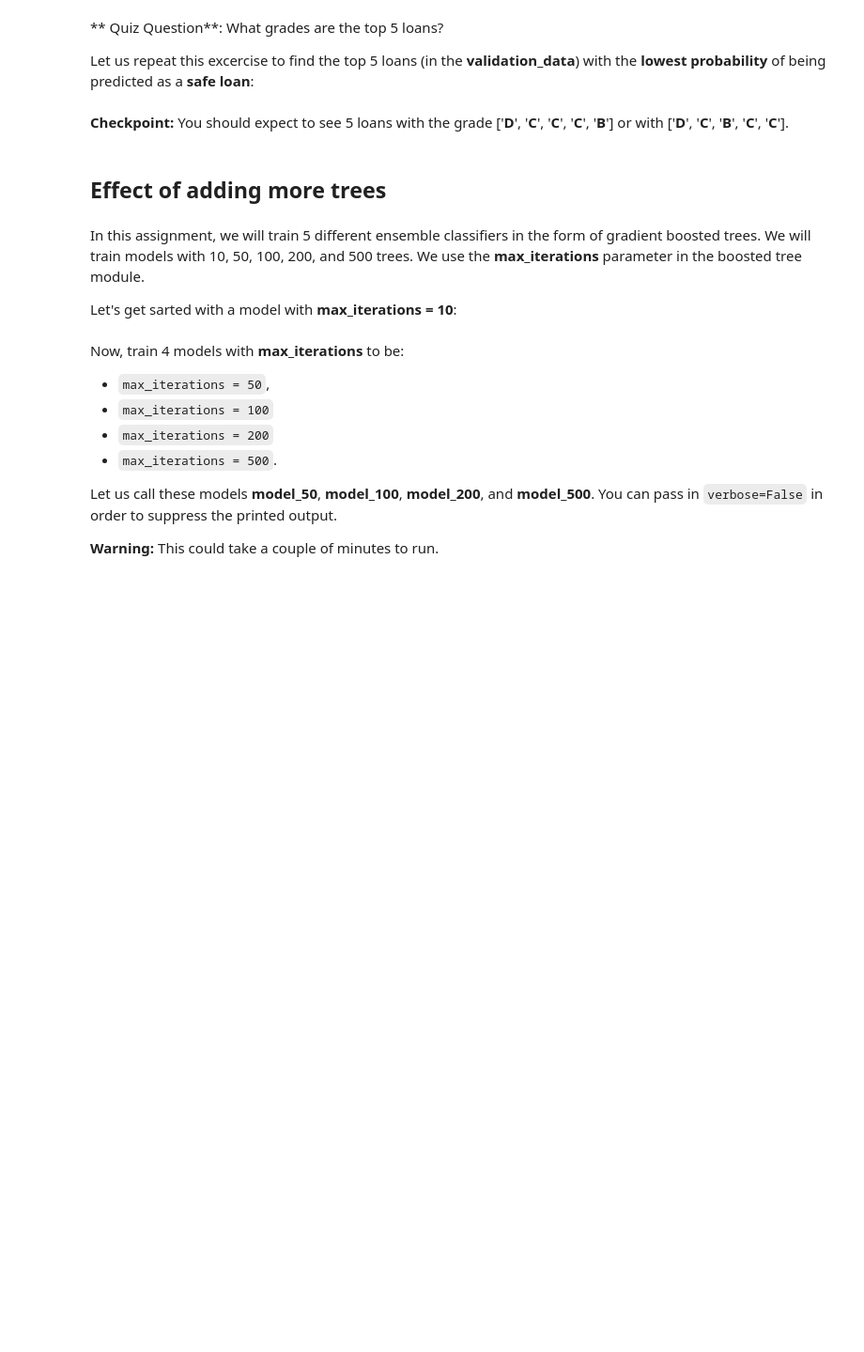
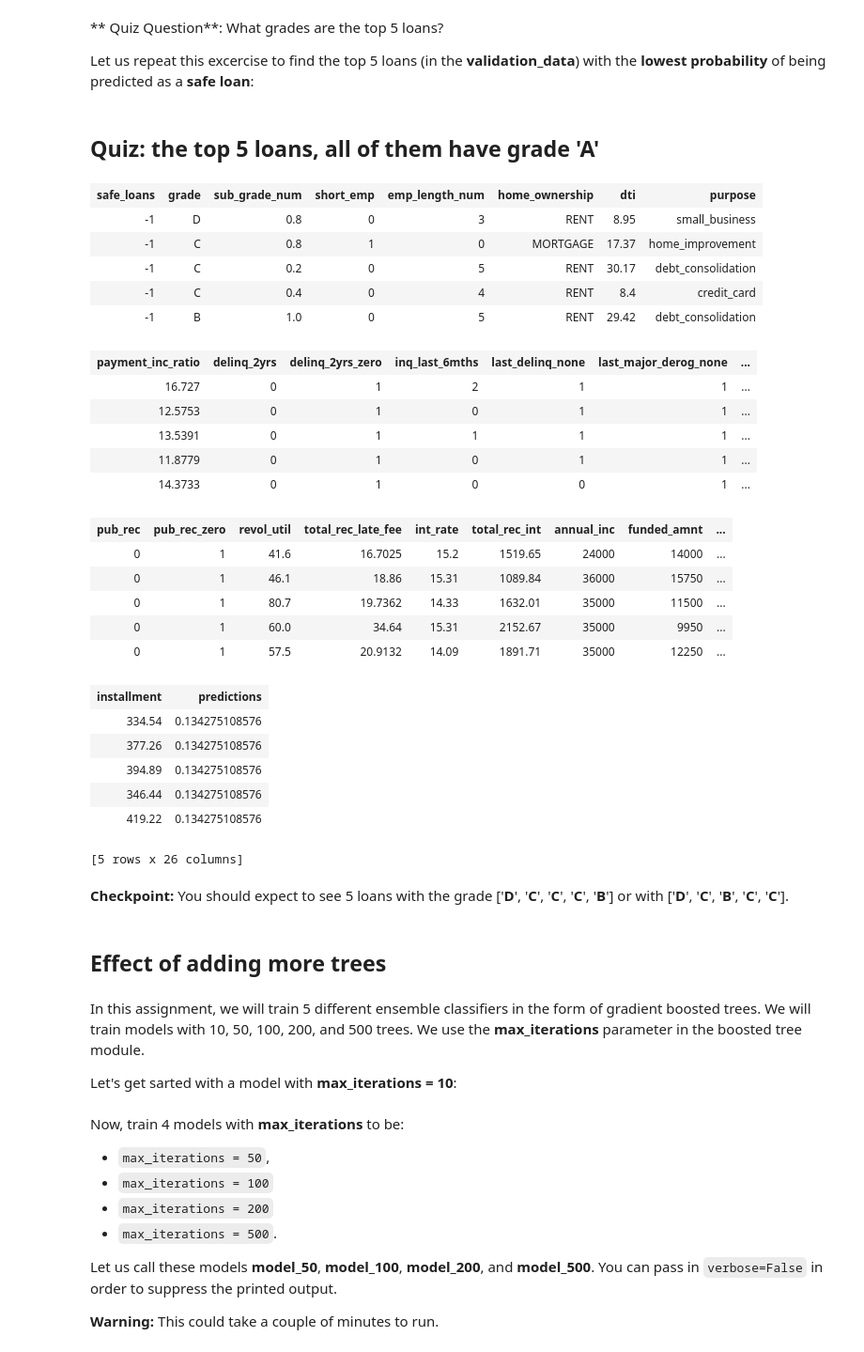
Before and after one commit to SYYoung/UW_MachineLearning, a Jupyter notebook: Classification/Week 5/Assg5_P1.ipynb, the cells around one changed output. Shown at 94% size. Cells and saved outputs as stored; diff of their text form; code cells hidden in the pictures; blank space fills up the shorter version.

```diff
--- a/Classification/Week 5/Assg5_P1.ipynb
+++ b/Classification/Week 5/Assg5_P1.ipynb
@@ -376,6 +415,37 @@ Now, we are ready to go to **Step 3**. You can now use the `prediction` column t
 ** Quiz Question**: What grades are the top 5 loans?
 
 Let us repeat this excercise to find the top 5 loans (in the **validation_data**) with the **lowest probability** of being predicted as a **safe loan**:
+# %% [markdown]
+## Quiz: the top 5 loans, all of them have grade 'A'
+# %%
+top_bad_loan = validation_data.sort('predictions')[0:5]
+top_bad_loan
+# %% [output]
+| safe_loans | grade | sub_grade_num | short_emp | emp_length_num | home_ownership | dti | purpose |
+| -1 | D | 0.8 | 0 | 3 | RENT | 8.95 | small_business |
+| -1 | C | 0.8 | 1 | 0 | MORTGAGE | 17.37 | home_improvement |
+| -1 | C | 0.2 | 0 | 5 | RENT | 30.17 | debt_consolidation |
+| -1 | C | 0.4 | 0 | 4 | RENT | 8.4 | credit_card |
+| -1 | B | 1.0 | 0 | 5 | RENT | 29.42 | debt_consolidation |
+| payment_inc_ratio | delinq_2yrs | delinq_2yrs_zero | inq_last_6mths | last_delinq_none | last_major_derog_none | ... |
+| 16.727 | 0 | 1 | 2 | 1 | 1 | ... |
+| 12.5753 | 0 | 1 | 0 | 1 | 1 | ... |
+| 13.5391 | 0 | 1 | 1 | 1 | 1 | ... |
+| 11.8779 | 0 | 1 | 0 | 1 | 1 | ... |
+| 14.3733 | 0 | 1 | 0 | 0 | 1 | ... |
+| pub_rec | pub_rec_zero | revol_util | total_rec_late_fee | int_rate | total_rec_int | annual_inc | funded_amnt | ... |
+| 0 | 1 | 41.6 | 16.7025 | 15.2 | 1519.65 | 24000 | 14000 | ... |
+| 0 | 1 | 46.1 | 18.86 | 15.31 | 1089.84 | 36000 | 15750 | ... |
+| 0 | 1 | 80.7 | 19.7362 | 14.33 | 1632.01 | 35000 | 11500 | ... |
+| 0 | 1 | 60.0 | 34.64 | 15.31 | 2152.67 | 35000 | 9950 | ... |
+| 0 | 1 | 57.5 | 20.9132 | 14.09 | 1891.71 | 35000 | 12250 | ... |
+| installment | predictions |
+| 334.54 | 0.134275108576 |
+| 377.26 | 0.134275108576 |
+| 394.89 | 0.134275108576 |
+| 346.44 | 0.134275108576 |
+| 419.22 | 0.134275108576 |
+[5 rows x 26 columns]
 # %% [markdown]
 **Checkpoint:** You should expect to see 5 loans with the grade ['**D**', '**C**', '**C**', '**C**', '**B**'] or with ['**D**', '**C**', '**B**', '**C**', '**C**'].
 # %% [markdown]
```
Also changed, not shown: parts of 8 cells of this notebook.
